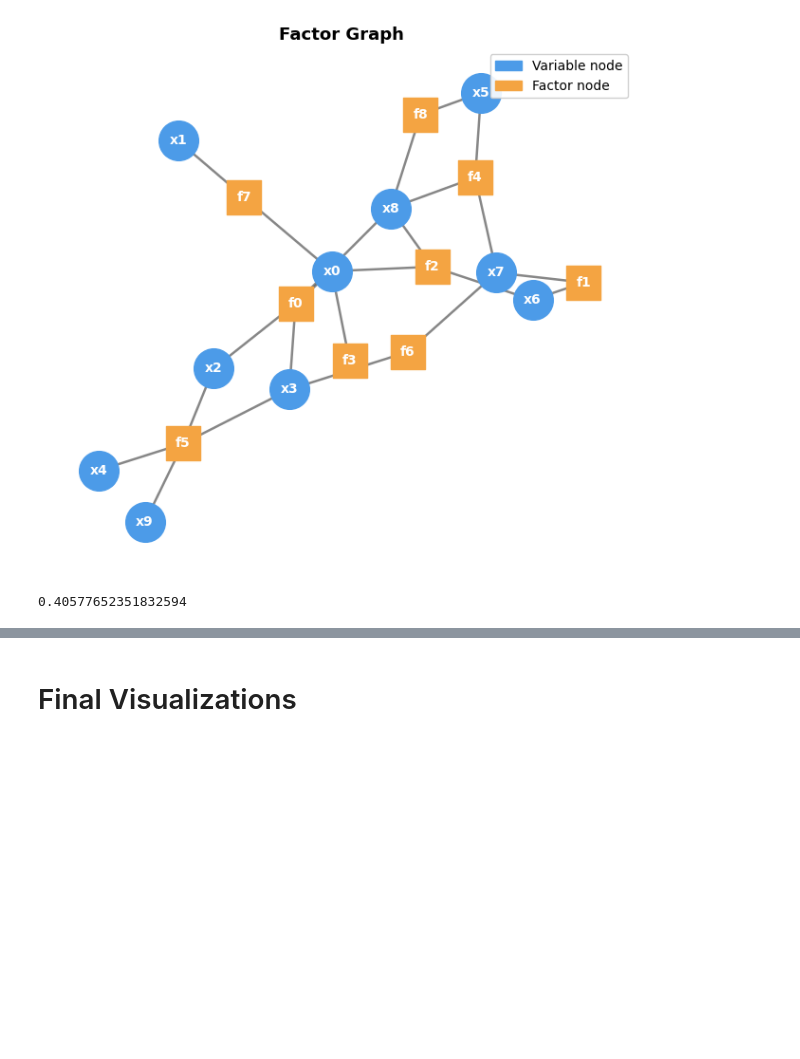
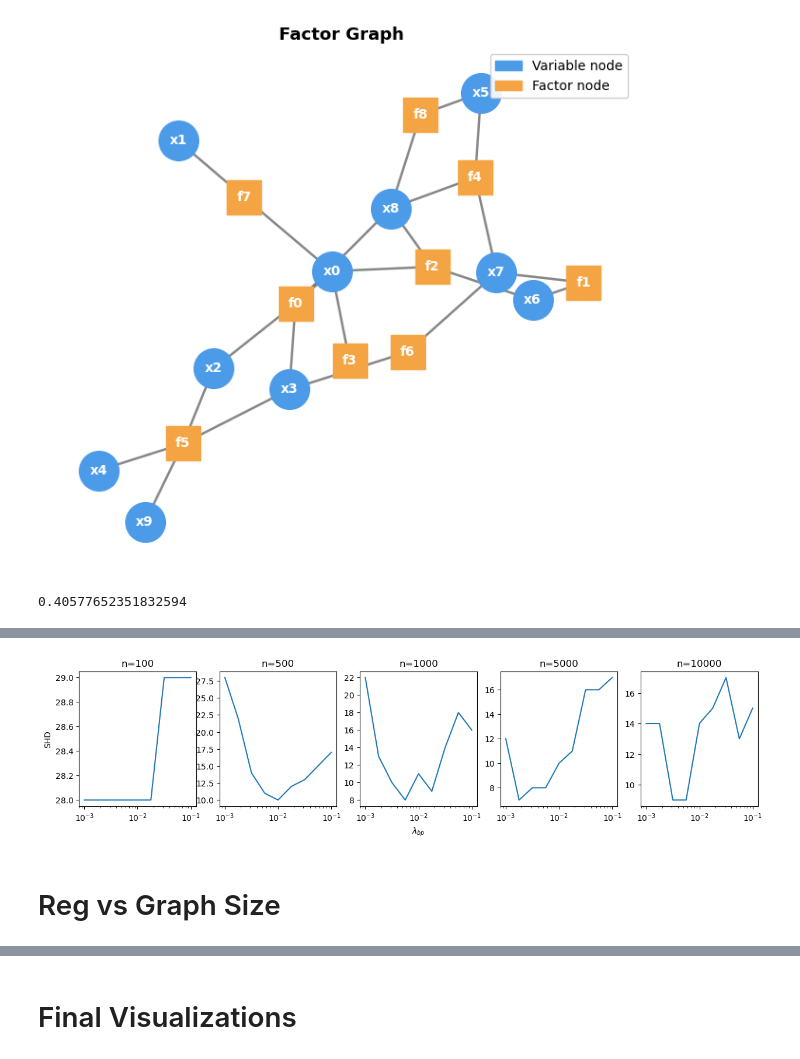
Before and after one commit to AyushBatra01/FG-Structure-NN, a Jupyter notebook: experiments/01_regularization.ipynb, the cells around one changed output, grey strips where cells are left out. Cells and saved outputs as stored; diff of their text form; code cells hidden in the pictures; blank space fills up the shorter version.

```diff
--- a/experiments/01_regularization.ipynb
+++ b/experiments/01_regularization.ipynb
@@ -421,0 +361,20 @@ kl_mle_optimal(random_tree, samples_tree)
+# %%
+# SHD plot
+fig, axs = plt.subplots(1,5, figsize=(15,3))
+for i in range(len(sample_sizes)):
+    ss = sample_sizes[i]
+    res = ss_results[ss]
+    x = [rs['lambda_bp'] for rs in res]
+    y = [rs['SHD'] for rs in res]
+    axs[i].plot(x, y)
+    axs[i].set_xscale("log")
+    axs[i].set_title(f"n={ss}")
+    if i == 0:
+        axs[i].set_ylabel("SHD")
+    if i == 2:
+        axs[i].set_xlabel("$\lambda_{bp}$")
+plt.show()
+# %% [output]
+[figure, added]
+# %% [markdown]
+# Reg vs Graph Size
```
Also changed, not shown: parts of 36 cells of this notebook, 2 other files.
